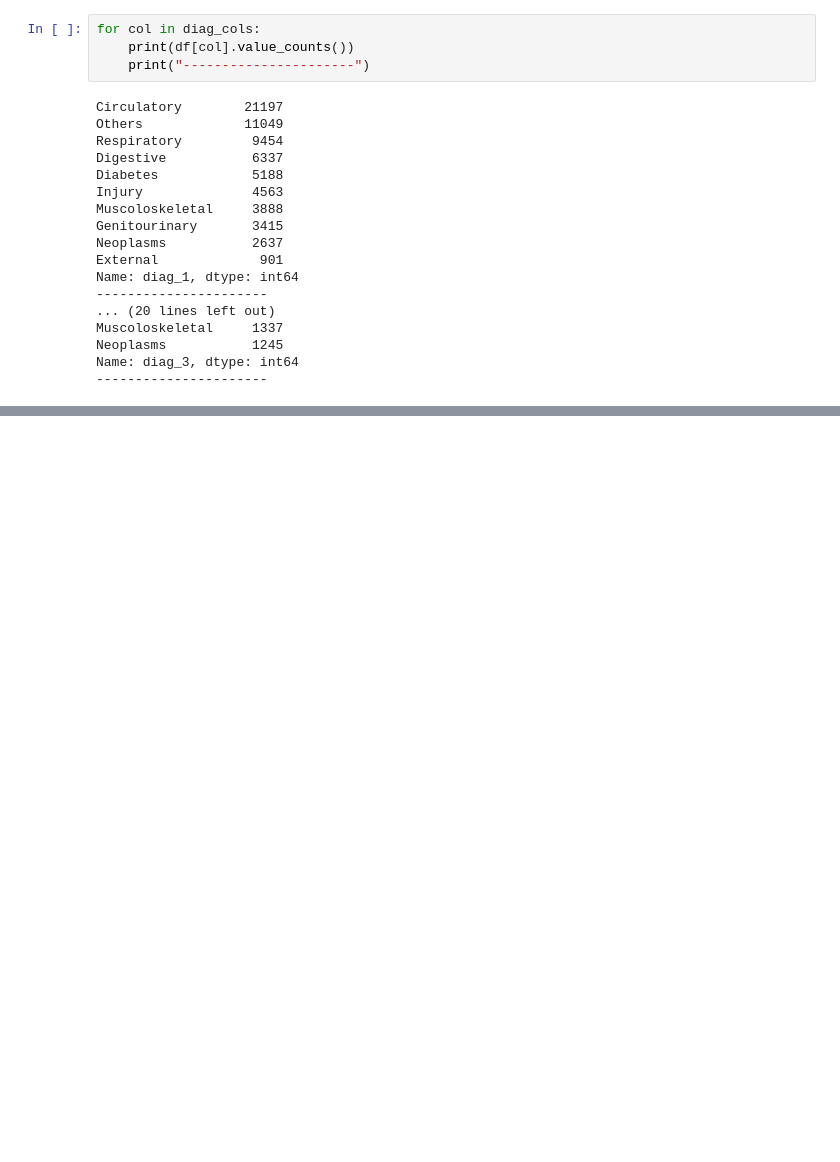
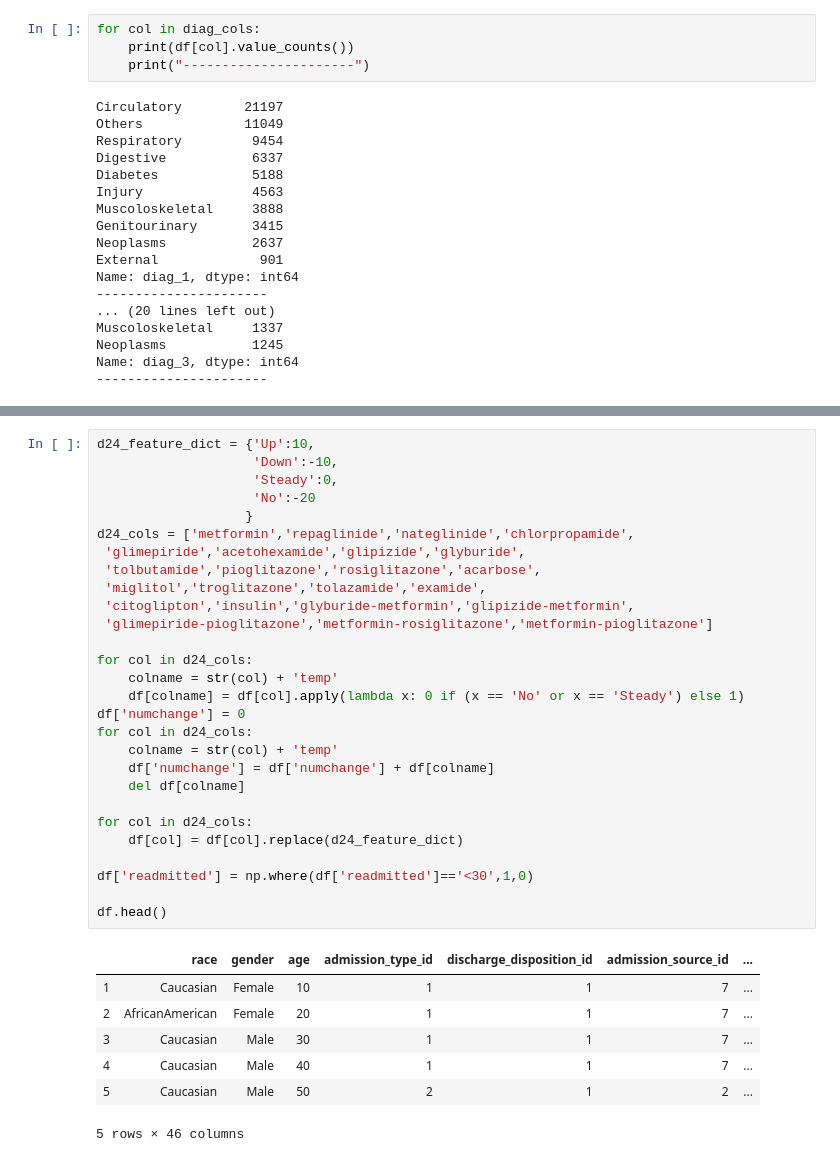
Before and after one commit to Sangha05/Diabetes_Readmission, a Jupyter notebook: Feature_Engineering.ipynb, the cells around one changed output, grey strips where cells are left out. Drawn from its saved outputs; the diff is of its cells as text; blank space fills up the shorter version.

```diff
--- a/Feature_Engineering.ipynb
+++ b/Feature_Engineering.ipynb
@@ -207,0 +244,36 @@ Name: diag_3, dtype: int64
+# %%
+d24_feature_dict = {'Up':10,
+                    'Down':-10,
+                    'Steady':0,
+                    'No':-20
+                   }
+d24_cols = ['metformin','repaglinide','nateglinide','chlorpropamide',
+ 'glimepiride','acetohexamide','glipizide','glyburide',
+ 'tolbutamide','pioglitazone','rosiglitazone','acarbose',
+ 'miglitol','troglitazone','tolazamide','examide',
+ 'citoglipton','insulin','glyburide-metformin','glipizide-metformin',
+ 'glimepiride-pioglitazone','metformin-rosiglitazone','metformin-pioglitazone']
+
+for col in d24_cols:
+    colname = str(col) + 'temp'
+    df[colname] = df[col].apply(lambda x: 0 if (x == 'No' or x == 'Steady') else 1)
+df['numchange'] = 0
+for col in d24_cols:
+    colname = str(col) + 'temp'
+    df['numchange'] = df['numchange'] + df[colname]
+    del df[colname]
+
+for col in d24_cols:
+    df[col] = df[col].replace(d24_feature_dict)
+
+df['readmitted'] = np.where(df['readmitted']=='<30',1,0)
+
+df.head()
+# %% [output]
+|  | race | gender | age | admission_type_id | discharge_disposition_id | admission_source_id | ... |
+| 1 | Caucasian | Female | 10 | 1 | 1 | 7 | ... |
+| 2 | AfricanAmerican | Female | 20 | 1 | 1 | 7 | ... |
+| 3 | Caucasian | Male | 30 | 1 | 1 | 7 | ... |
+| 4 | Caucasian | Male | 40 | 1 | 1 | 7 | ... |
+| 5 | Caucasian | Male | 50 | 2 | 1 | 2 | ... |
+5 rows × 46 columns
```
Also changed, not shown: parts of 11 cells of this notebook, 1 other file.
